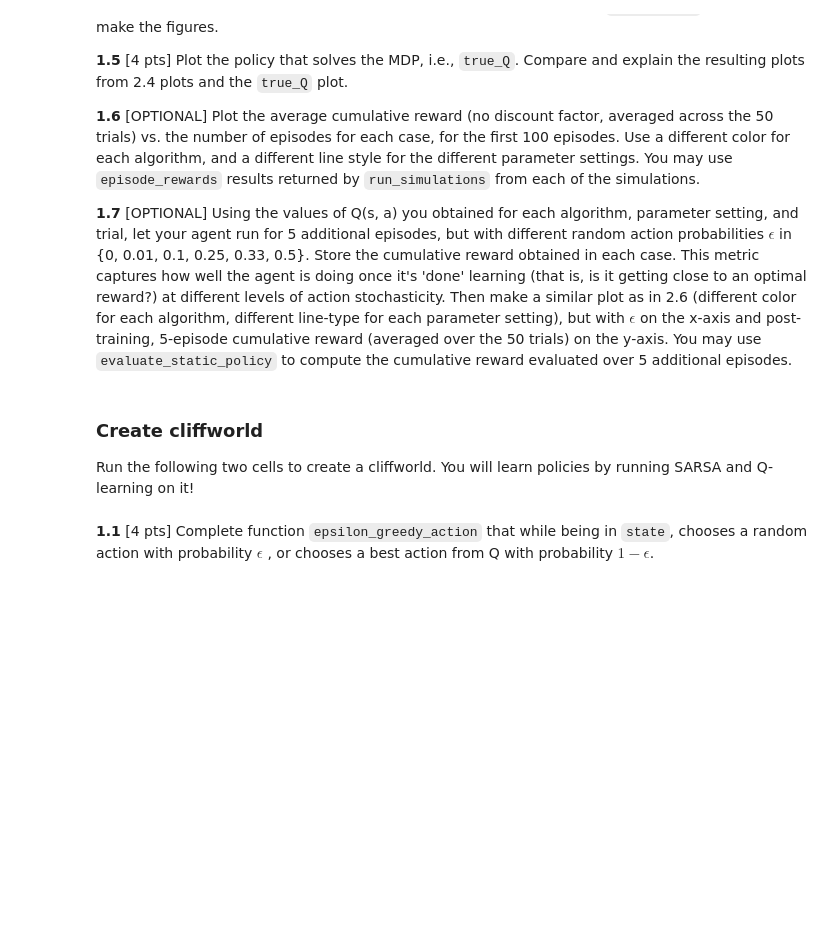
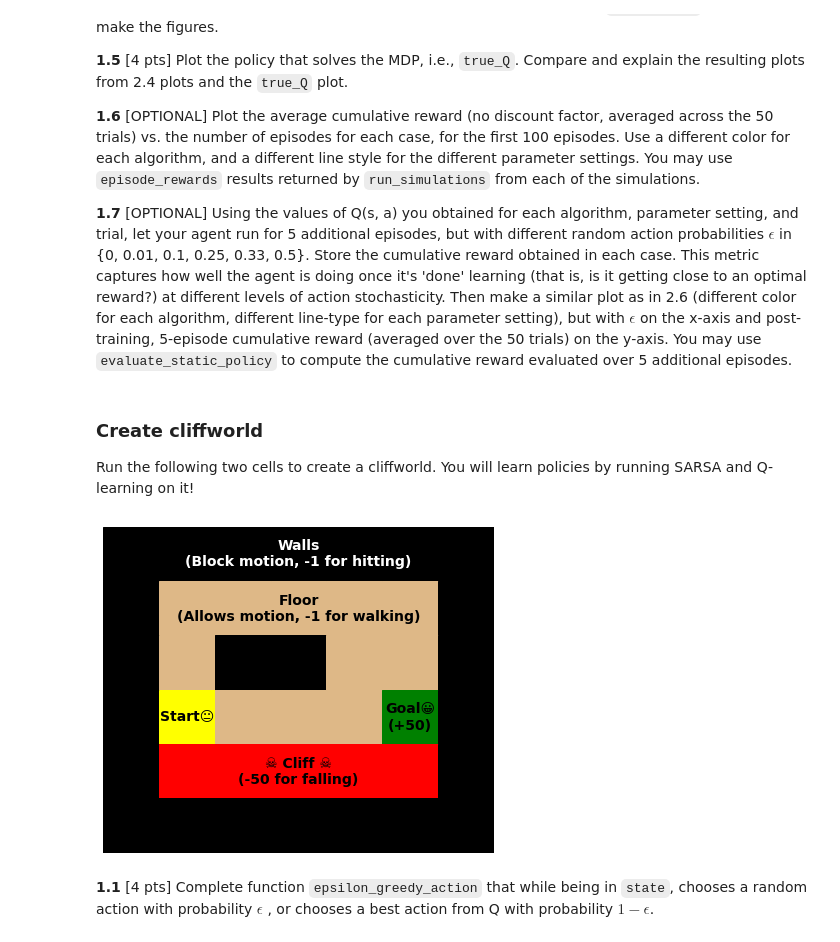
Before and after one commit to simonwarchol/2020-CS109B, a Jupyter notebook: content/homeworks/hw08_209/cs109b_hw8_209.ipynb, the cells around one changed output. Cells and saved outputs as stored; diff of their text form; code cells hidden in the pictures; blank space fills up the shorter version.

```diff
--- a/content/homeworks/hw08_209/cs109b_hw8_209.ipynb
+++ b/content/homeworks/hw08_209/cs109b_hw8_209.ipynb
@@ -72,53 +72,65 @@ REMARK: you will use the learned policies in the next questions. We encourage yo
 Run the following two cells to create a cliffworld. You will learn policies by running SARSA and Q-learning on it!
 # %%
 from gridworld import GridWorld
-MAX_STEPS_PER_EPISODE = 100 # Prevent infinitely long episodes
+MAX_STEPS_PER_EPISODE = 100  # Prevent infinitely long episodes
 
 
 def cliffworld():
     """Construct the "cliffworld" environment."""
     return GridWorld(
         maze=[
             '#######',
             '#.....#',
             '#.##..#',
             '#o...*#',
             '#XXXXX#',
             '#######'
         ],
         rewards={
             '*': 50,         # gain 50 points for reaching goal
             'X': -50,        # lose 50 points for falling down
             'moved': -1,     # lose 1 point for walking
             'hit-wall': -1   # lose 1 point for stumbling into a wall
         }
     )
 
+
 # Create cliffworld
 env = cliffworld()
 
 # Paint cliffworld
-def square(x,y,**kw):
-  plt.axhspan(y,y+1,xmin=x/7,xmax=(x+1)/7,**kw)
 
-colors = {'#': 'black', '.': 'burlywood', 'X': 'red', '*': 'green', 'o': 'yellow'}
 
-plt.figure(figsize=(7,6))
+def square(x, y, **kw):
+    plt.axhspan(y, y+1, xmin=x/7, xmax=(x+1)/7, **kw)
 
-for y,row in enumerate(env.maze.topology):
-  for x,cell in enumerate(row):
-    square(x,5-y,color=colors[cell])
+
+colors = {'#': 'black', '.': 'burlywood',
+          'X': 'red', '*': 'green', 'o': 'yellow'}
+
+plt.figure(figsize=(7, 6))
+
+for y, row in enumerate(env.maze.topology):
+    for x, cell in enumerate(row):
+        square(x, 5-y, color=colors[cell])
 
 plt.axis('off')
-plt.text(1.5,2.5,'Start😐', va='center', ha='center', fontweight='bold', fontsize=14)
-plt.text(5.5,2.5,"Goal😀\n(+50)", va='center', ha='center', fontweight='bold', fontsize=14)
-plt.text(3.5,1.5,"☠️ Cliff ☠️\n(-50 for falling)", va='center', ha='center', fontweight='bold', fontsize=14)
-plt.text(3.5,5.5,"Walls\n(Block motion, -1 for hitting)", color='white', va='center', ha='center', fontweight='bold', fontsize=14)
-plt.text(3.5,4.5,"Floor\n(Allows motion, -1 for walking)", va='center', ha='center', fontweight='bold', fontsize=14)
-plt.xlim(0,7)
-plt.ylim(0,6)
+plt.text(1.5, 2.5, 'Start😐', va='center',
+         ha='center', fontweight='bold', fontsize=14)
+plt.text(5.5, 2.5, "Goal😀\n(+50)", va='center',
+         ha='center', fontweight='bold', fontsize=14)
+plt.text(3.5, 1.5, "☠️ Cliff ☠️\n(-50 for falling)", va='center',
+         ha='center', fontweight='bold', fontsize=14)
+plt.text(3.5, 5.5, "Walls\n(Block motion, -1 for hitting)", color='white',
+         va='center', ha='center', fontweight='bold', fontsize=14)
+plt.text(3.5, 4.5, "Floor\n(Allows motion, -1 for walking)",
+         va='center', ha='center', fontweight='bold', fontsize=14)
+plt.xlim(0, 7)
+plt.ylim(0, 6)
 
 plt.show()
+# %% [output]
+[figure, added]
 # %% [markdown]
 **1.1**  [4 pts] Complete function `epsilon_greedy_action` that while being in `state`, chooses a random action with probability $\epsilon$ , or chooses a best action from Q with probability $1-\epsilon$.
 # %%
```
Also changed, not shown: parts of 17 cells of this notebook, 1 other file.
